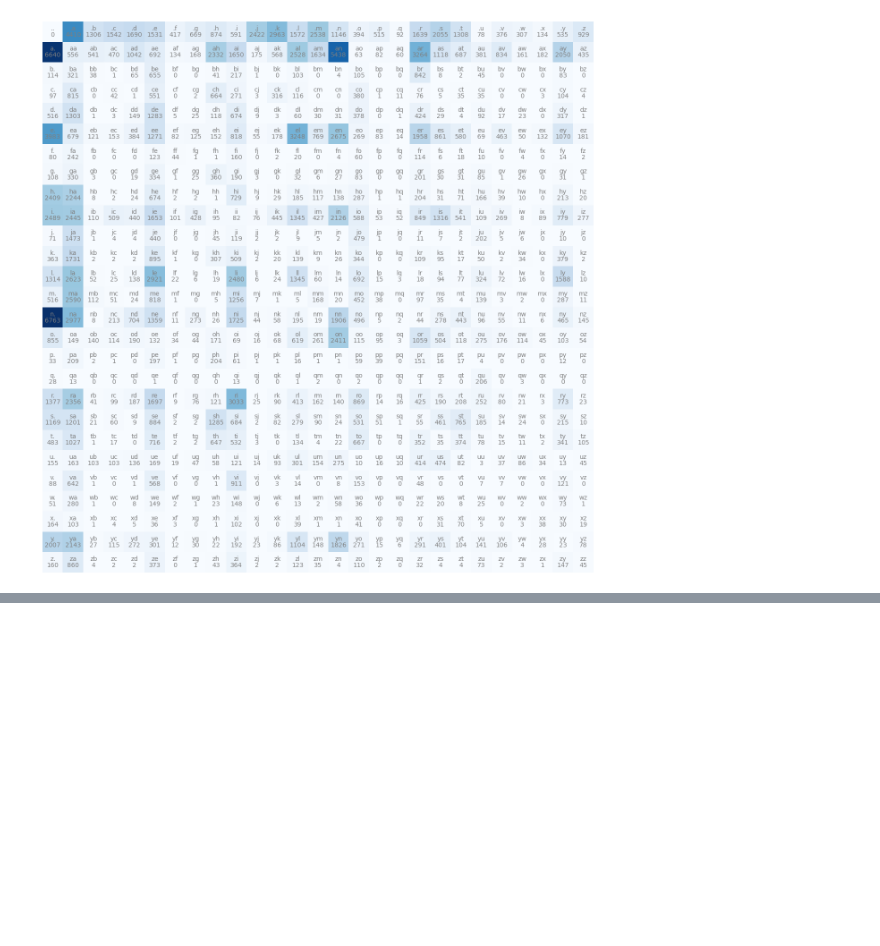
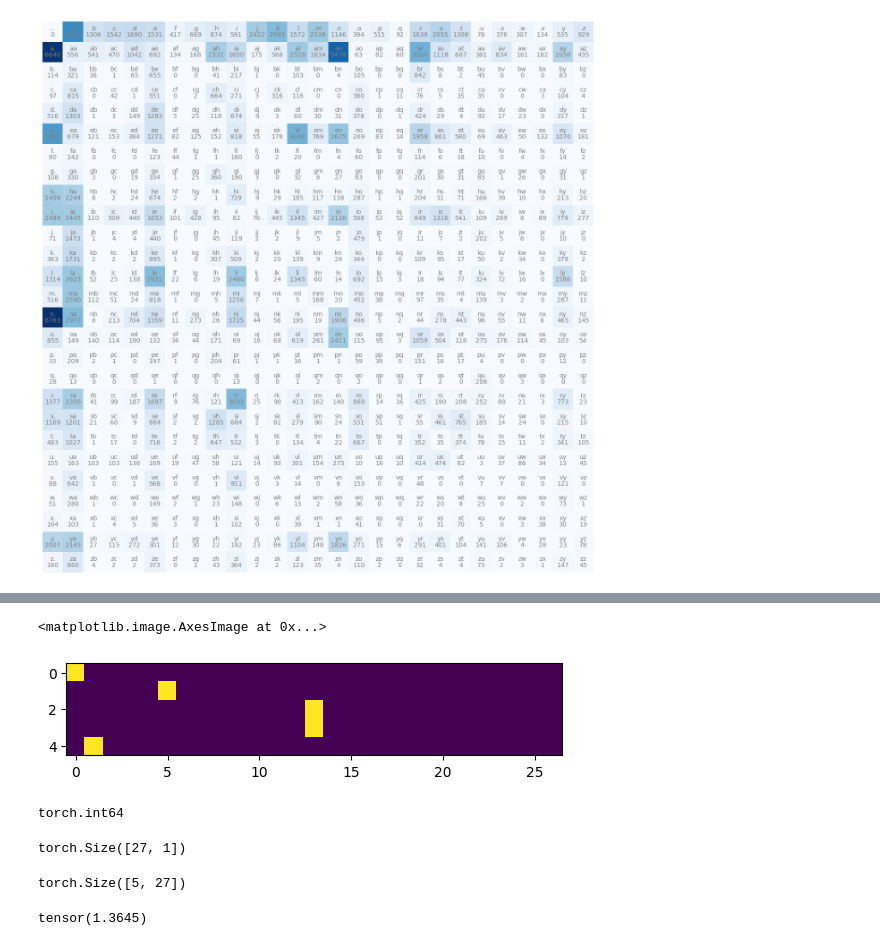
Before and after one commit to tomstagg/nn-zero-to-hero, a Jupyter notebook: 02_makemore/understanding_makemore.ipynb, the cells around one changed output, grey strips where cells are left out. Drawn from its saved outputs; the diff is of its cells as text; code cells hidden in the pictures; blank space fills up the shorter version.

```diff
--- a/02_makemore/understanding_makemore.ipynb
+++ b/02_makemore/understanding_makemore.ipynb
@@ -137,0 +529,8 @@ plt.axis('off'); # semicolon provides a clean graph no text header
+# %%
+#smoothing example
+i,j = stoi['s'], stoi['x']
+P = N.float()
+Psm = (N+1).float()
+p = P[i,j]
+Psm = Psm[i,j]
+p, torch.log(p), Psm, torch.log(Psm)
@@ -137,0 +539,16 @@ plt.axis('off'); # semicolon provides a clean graph no text header
+# %%
+# so modelling smoothing prevent loss going to inf. To fix add fake count to all bigram counts.
+# the more you add the more uniform the distribution will be.
+
+# rebuild model
+N = torch.zeros((27, 27), dtype=torch.int32)
+chars = sorted(list(set(''.join(words) +'.')))
+stoi = {s:i for i,s in enumerate(chars)}
+itos = {v:k for k,v in stoi.items()}
+
+for w in words:
+    chs = ['.'] + list(w) + ['.']
+    for ch1, ch2 in zip(chs, chs[1:]):
+        ix1 = stoi[ch1]
+        ix2 = stoi[ch2]
+        N[ix1, ix2] += 1
@@ -137,0 +606,16 @@ plt.axis('off'); # semicolon provides a clean graph no text header
+# %%
+# Now using a Neural Network approach
+# First, create training set of all the bigrams (x,y)
+xs, ys = [], []
+
+for w in words[:1]:
+    chs = ['.'] + list(w) + ['.']
+    for ch1, ch2 in zip(chs, chs[1:]):
+        ix1 = stoi[ch1]
+        ix2 = stoi[ch2]
+        print(ch1, ch2)
+        xs.append(ix1)
+        ys.append(ix2)
+
+xs = torch.tensor(xs) # advise to use tensor rather than Tensor. tensor infers datatype
+yx = torch.tensor(ys)
@@ -137,0 +642,3 @@ plt.axis('off'); # semicolon provides a clean graph no text header
+# %%
+xenc = F.one_hot(xs, num_classes=27)
+xenc.shape
@@ -137,0 +660,9 @@ plt.axis('off'); # semicolon provides a clean graph no text header
+# %%
+plt.imshow(xenc)
+# %% [output]
+<matplotlib.image.AxesImage at 0x...>
+[figure, added]
+# %%
+xenc.dtype # but we want floats for a nn
+# %% [output]
+torch.int64
@@ -137,0 +671,17 @@ plt.axis('off'); # semicolon provides a clean graph no text header
+# %%
+
+W = torch.randn((27,1), generator=g) # random numbers from a normal distribution
+xenc @ W # (5,27) @ (27,1)
+W.shape
+# %% [output]
+torch.Size([27, 1])
+# %%
+# but we want 27 neurons
+W = torch.randn((27, 27))
+(xenc @ W).shape # (5,27) @ (27,27) -> (5,27)
+# %% [output]
+torch.Size([5, 27])
+# %%
+(xenc @ W)[3, 12] # give firing of the 12th neuron based on the 3rd input
+# %% [output]
+tensor(1.3645)
```
Also changed, not shown: parts of 70 cells of this notebook, 2 other files.
